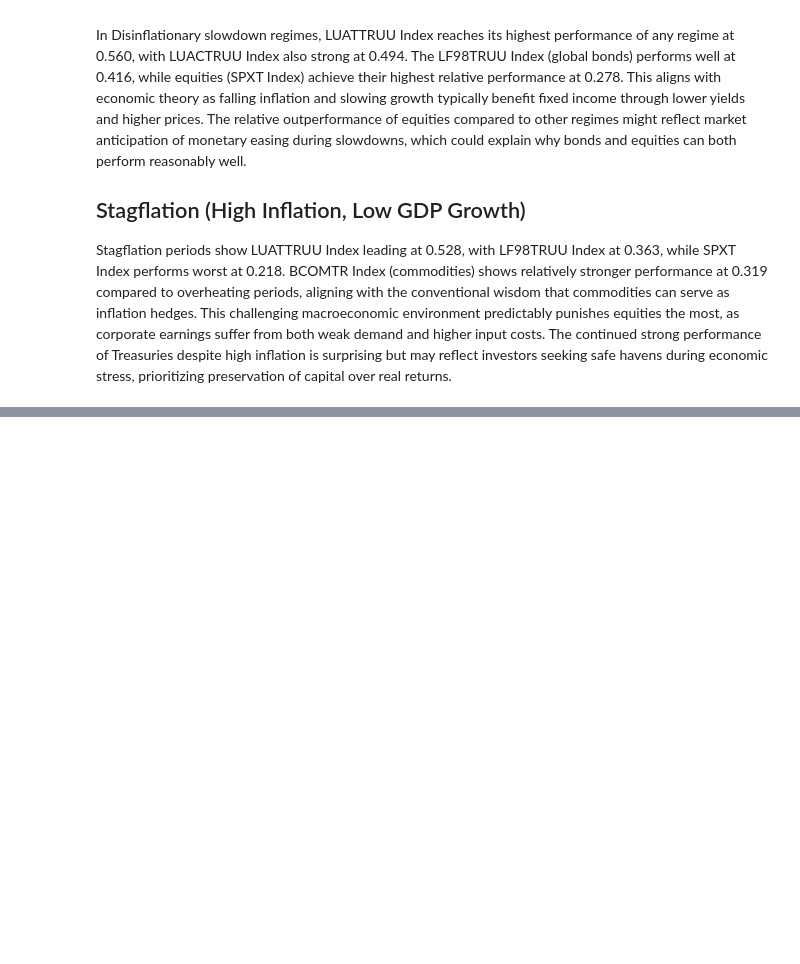
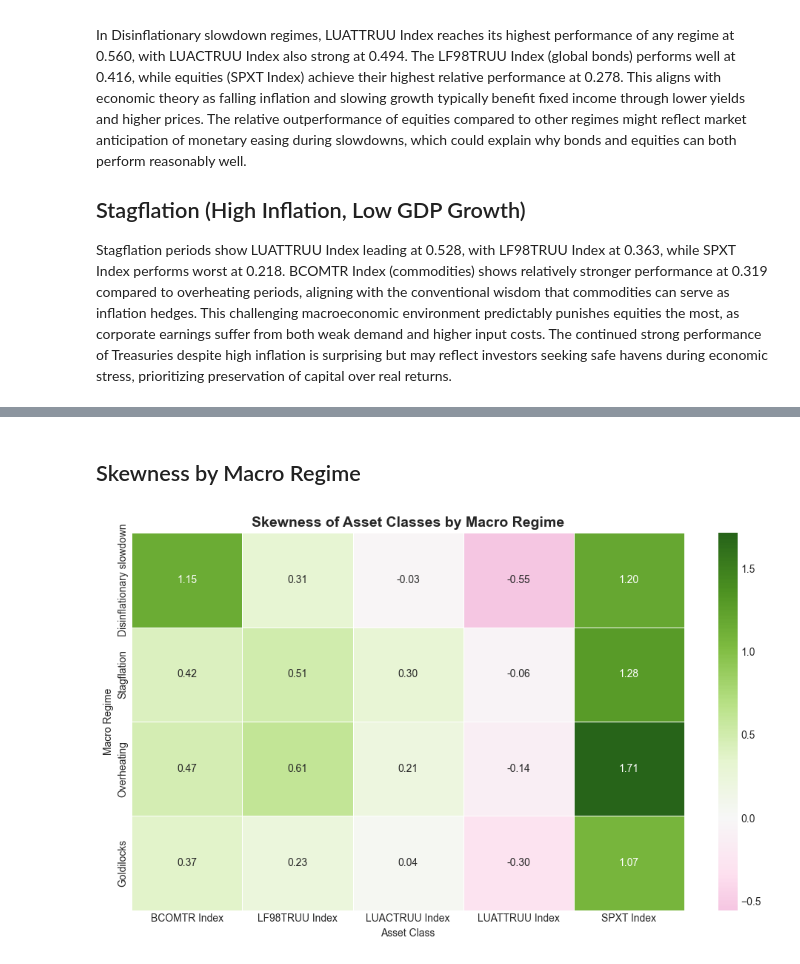
Before and after one commit to SamuelRubidgeUChicago/FINM_35900, a Jupyter notebook: FINM35900_HW2.ipynb, the cells around one changed output, grey strips where cells are left out. Saved outputs shown, nothing was run; the diff lists cells and outputs as text; code cells hidden in the pictures; blank space fills up the shorter version.

```diff
--- a/FINM35900_HW2.ipynb
+++ b/FINM35900_HW2.ipynb
@@ -417,0 +514,27 @@ Stagflation periods show LUATTRUU Index leading at 0.528, with LF98TRUU Index at
+# %% [markdown]
+## Skewness by Macro Regime
+# %%
+from scipy.stats import skew
+
+# Calculate skewness per regime for each asset
+skew_by_regime = {}
+
+for regime in df_combined['regime'].unique():
+    regime_data = df_combined[df_combined['regime'] == regime]
+    skew_by_regime[regime] = {
+        col: skew(regime_data[col].dropna())
+        for col in asset_columns if not regime_data[col].isna().all()
+    }
+
+skew_df = pd.DataFrame(skew_by_regime).T
+
+# Plot skewness
+plt.figure(figsize=(10, 6))
+sns.heatmap(skew_df, annot=True, cmap="PiYG", center=0, fmt=".2f", linewidths=.5)
+plt.title("Skewness of Asset Classes by Macro Regime", fontsize=14, fontweight='bold')
+plt.ylabel("Macro Regime")
+plt.xlabel("Asset Class")
+plt.tight_layout()
+plt.show()
+# %% [output]
+[figure, added]
```
Also changed, not shown: parts of 7 cells of this notebook.
